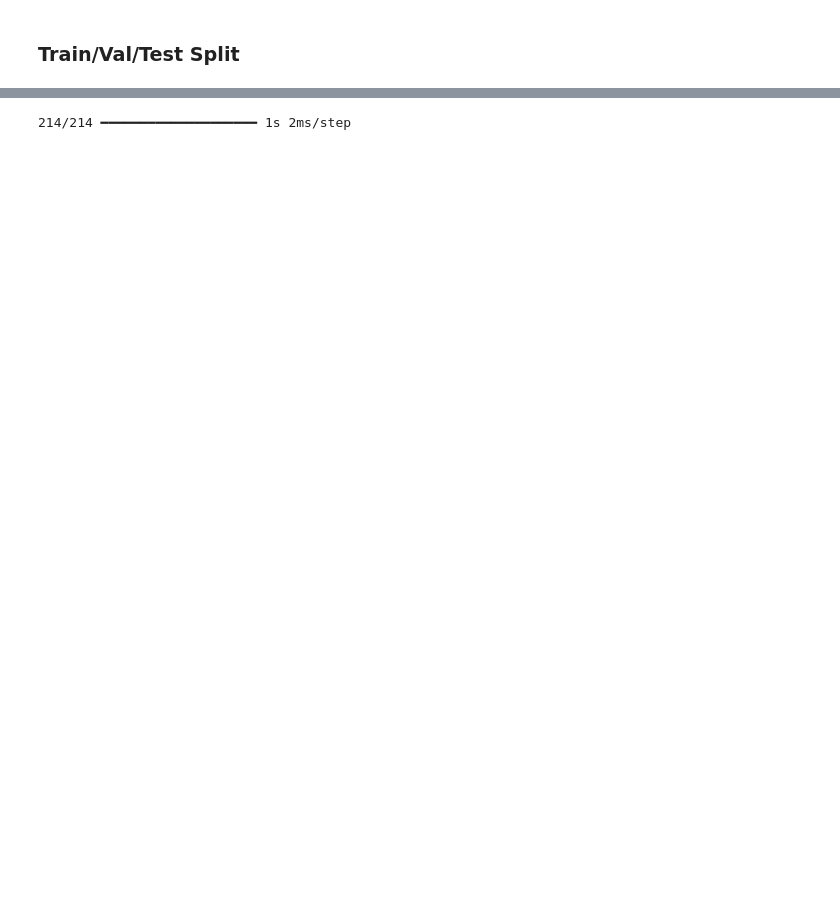
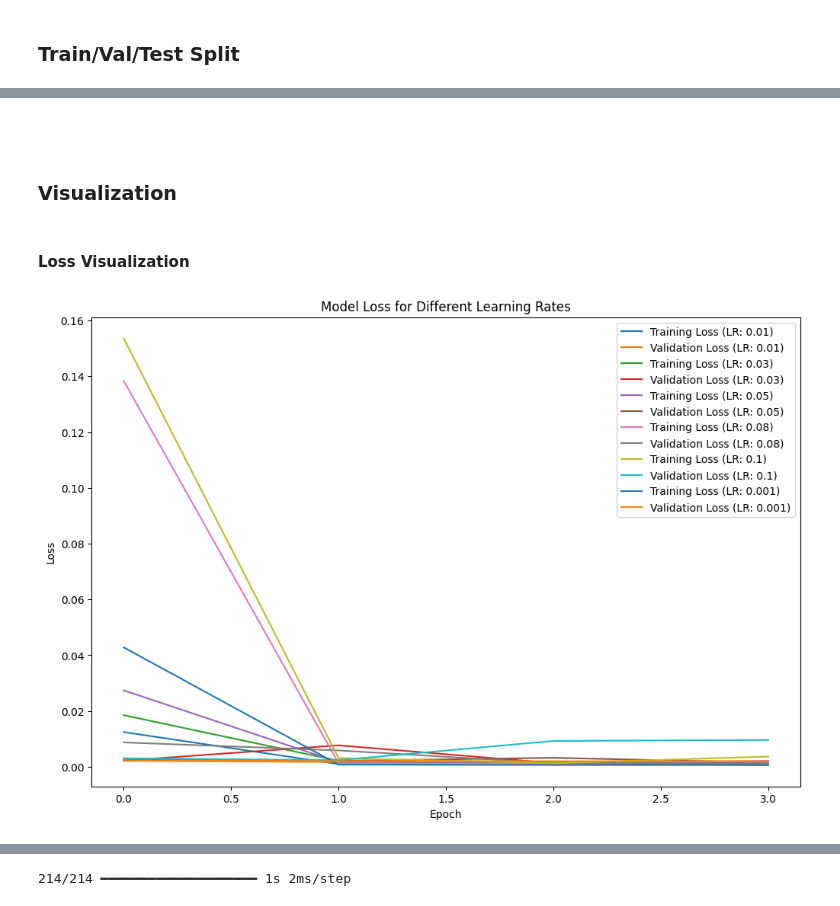
Before and after one commit to tempo20/TA, a Jupyter notebook: Technical_Indicators/Mean_Reversion/Model Testing/LSTM_NN v2.ipynb, the cells around one changed output, grey strips where cells are left out. Cells and saved outputs as stored; diff of their text form; code cells hidden in the pictures; blank space fills up the shorter version.

```diff
--- a/Technical_Indicators/Mean_Reversion/Model Testing/LSTM_NN v2.ipynb
+++ b/Technical_Indicators/Mean_Reversion/Model Testing/LSTM_NN v2.ipynb
@@ -127,0 +166,19 @@ y_train sample: -1.2859818
+# %% [markdown]
+###
+# %% [markdown]
+### Visualization
+# %% [markdown]
+#### Loss Visualization
+# %%
+plt.figure(figsize=(12, 8))
+for i, history in enumerate(histories):
+    plt.plot(history.history['loss'], label=f'Training Loss (LR: {learning_rates[i]})')
+    plt.plot(history.history['val_loss'], label=f'Validation Loss (LR: {learning_rates[i]})')
+
+plt.title('Model Loss for Different Learning Rates')
+plt.ylabel('Loss')
+plt.xlabel('Epoch')
+plt.legend()
+plt.show()
+# %% [output]
+[figure, added]
```
Also changed, not shown: parts of 23 cells of this notebook, 1 other file.
